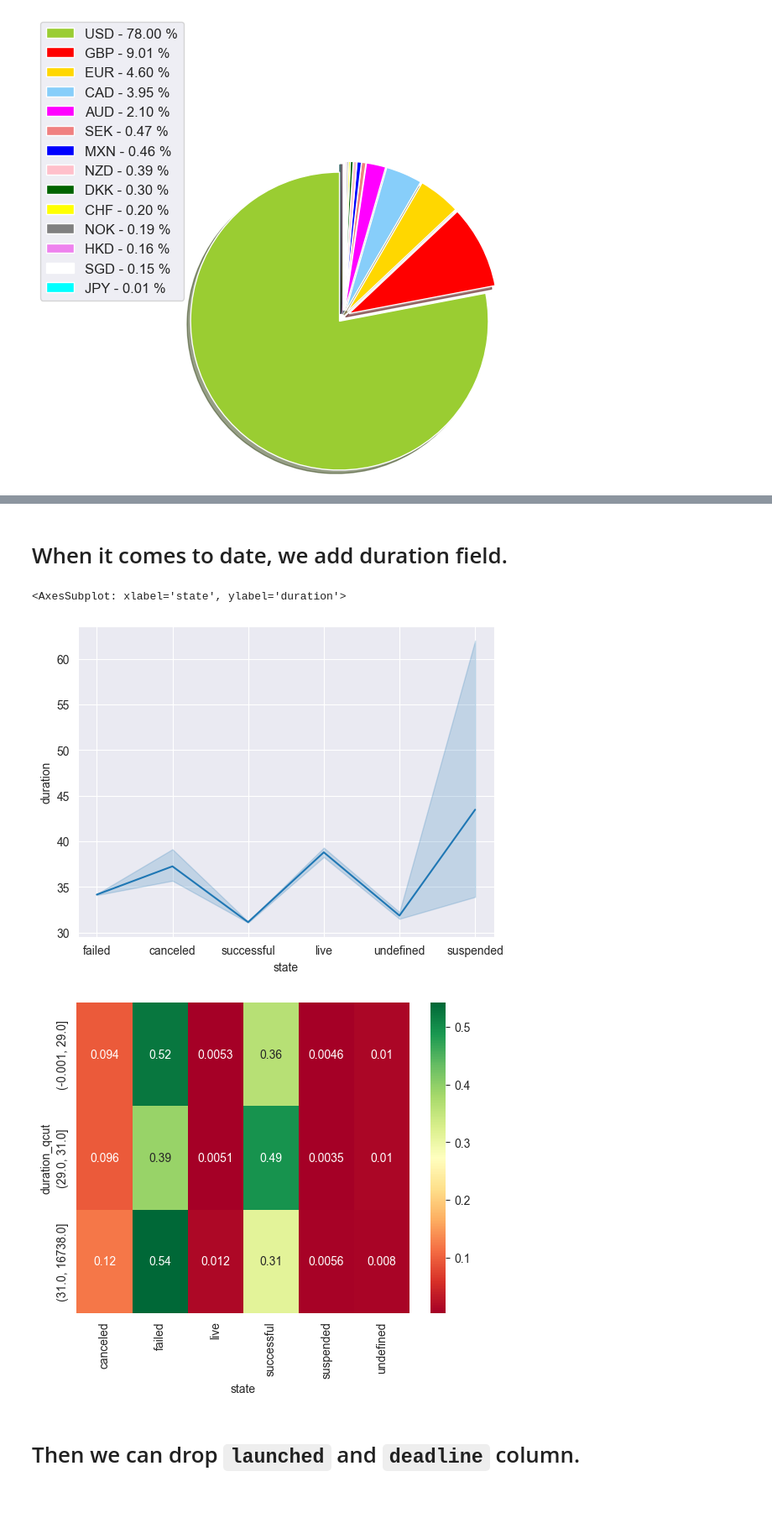
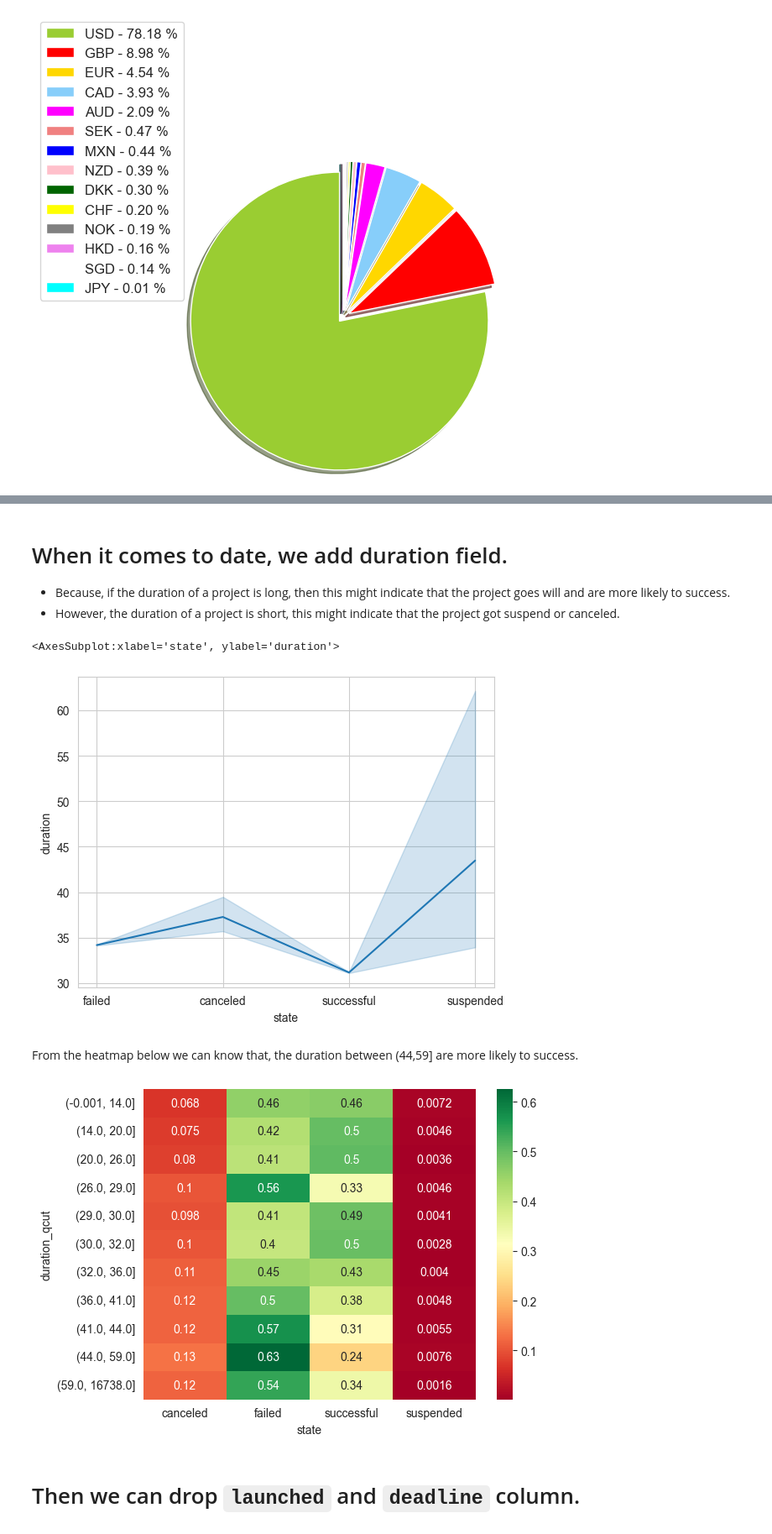
Before and after one commit to echo-cool/COMP3010J-Machine-Learning-Labs, a Jupyter notebook: Kickstarter Projects-20221019/Kickstarter.ipynb, the cells around one changed output, grey strips where cells are left out. Shown at 84% size. Saved outputs shown, nothing was run; the diff lists cells and outputs as text; code cells hidden in the pictures; blank space fills up the shorter version.

Commit message:
project update

```diff
--- a/Kickstarter Projects-20221019/Kickstarter.ipynb
+++ b/Kickstarter Projects-20221019/Kickstarter.ipynb
@@ -175,0 +198,4 @@ plt.show()
+# %%
+df = df[df['state'] != "undefined"]
+df = df[df['state'] != "live"]
+df.head()
@@ -175,0 +209,26 @@ plt.show()
+# %%
+fig = plt.figure(figsize=(28,6))
+state_value_counts = df['state'].value_counts()
+x = np.char.array([str(i) for i in state_value_counts.index])
+y = np.array(state_value_counts.values)
+colors = ['yellowgreen', 'red', 'gold', 'lightskyblue', 'magenta', 'lightcoral', 'blue', 'pink', 'darkgreen', 'yellow',
+          'grey', 'violet', 'white', 'cyan'][:len(state_value_counts.index)]
+explode = [0.05] * len(state_value_counts.index)
+porcent = 100. * y / y.sum()
+
+patches, texts = plt.pie(y, colors=colors, startangle=90, radius=1.2, shadow=True,
+                         wedgeprops={'linewidth': 1, 'linestyle': 'solid', 'antialiased': True}, explode=explode)
+labels = ['{0} - {1:1.2f} %'.format(i, j) for i, j in zip(x, porcent)]
+
+sort_legend = True
+if sort_legend:
+    patches, labels, dummy = zip(*sorted(zip(patches, labels, y),
+                                         key=lambda x: x[2],
+                                         reverse=True))
+
+plt.legend(patches, labels, loc='center left', bbox_to_anchor=(-0.5, 1.),
+           fontsize=12)
+
+plt.show()
+
+# Unbalance data
@@ -491,5 +554,8 @@ So, we drop currency column.
-# %% [markdown]
-# When it comes to date, we add duration field.
+# %% [markdown]
+# When it comes to date, we add duration field.
+
+* Because, if the duration of a project is long, then this might indicate that the project goes will and are more likely to success.
+* However, the duration of a project is short, this might indicate that the project got suspend or canceled.
 # %%
 df["duration"] = (pd.to_datetime(df.deadline, format="%d/%m/%Y") - pd.to_datetime(df.launched,
                                                                                   format="%d/%m/%Y %H:%M")).apply(
@@ -497,13 +563,15 @@ df["duration"] = (pd.to_datetime(df.deadline, format="%d/%m/%Y") - pd.to_datetim
 # %%
 sns.lineplot(x='state', y='duration', data=df)
 # %% [output]
-<AxesSubplot: xlabel='state', ylabel='duration'>
+<AxesSubplot:xlabel='state', ylabel='duration'>
-[figure, old version]
+[figure, new version]
+# %% [markdown]
+From the heatmap below we can know that, the duration between (44,59] are more likely to success.
 # %%
-df['duration_qcut'] = pd.qcut(df['duration'], 3)
+df['duration_qcut'] = pd.qcut(df['duration'], 20, duplicates='drop')
 g=sns.heatmap(pd.crosstab(df['duration_qcut'], df['state']).div(pd.crosstab(df['duration_qcut'], df['state']).sum(axis=1), axis=0),annot=True,cmap="RdYlGn")
 # %% [output]
-[figure, old version]
+[figure, new version]
 # %% [markdown]
 # Then we can drop `launched` and `deadline` column.
 # %%
```
Also changed, not shown: parts of 75 cells of this notebook, 9 other files.
